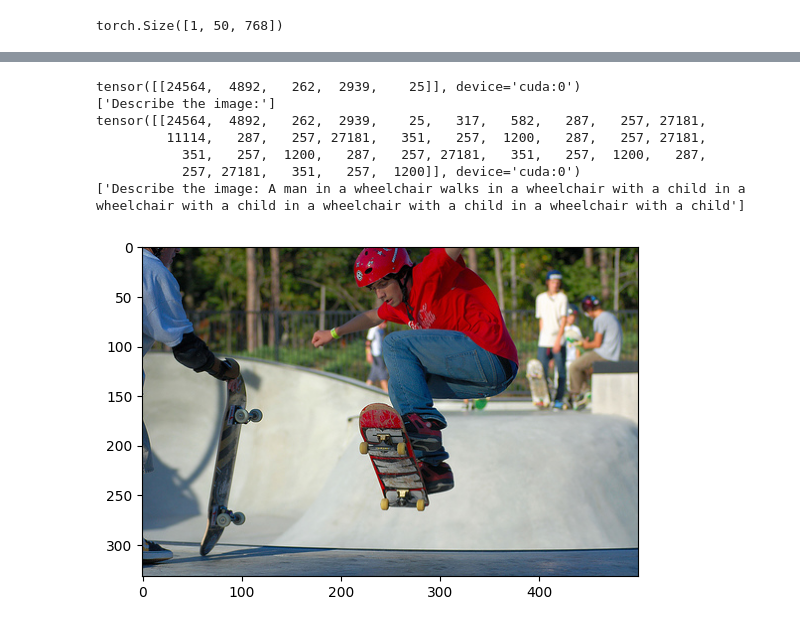
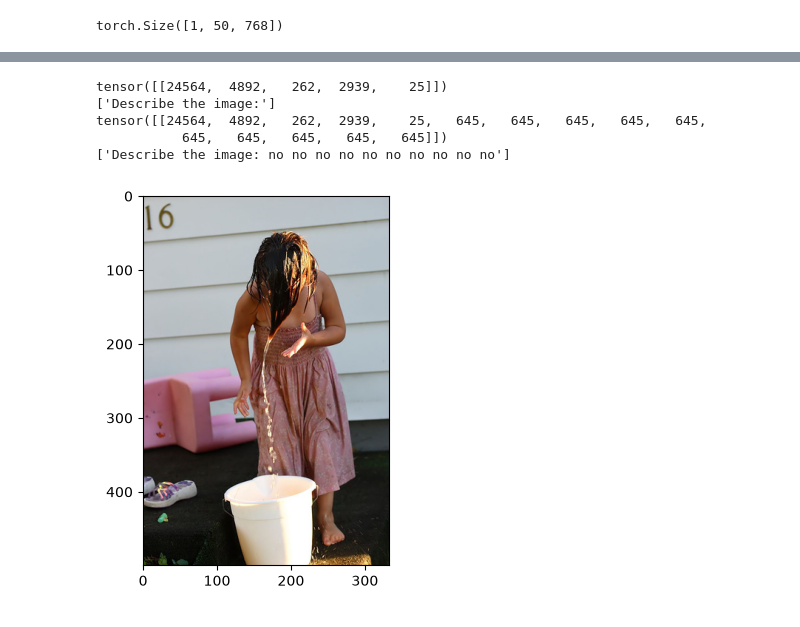
Before and after one commit to peterrayn/llava-learning, a Jupyter notebook: Untitled-2.ipynb, the cells around one changed output, grey strips where cells are left out. Saved outputs shown, nothing was run; the diff lists cells and outputs as text; code cells hidden in the pictures.

Commit message:
i add stage2 preliminary

```diff
--- a/Untitled-2.ipynb
+++ b/Untitled-2.ipynb
@@ -67,4 +56,0 @@ dataset=load_dataset('jxie/flickr8k')
-# %%
-train_dataset=dataset['train']
-test_dataset=dataset['test']
-train_dataset[3]
@@ -137,22 +177,17 @@ projector=Projector(768,768).to(device)
 # %%
 # show the stupid effect
 
-def see_effect(image,length=10,prompt='Describe the image:',):
+def see_effect(image,model,length=10,prompt='Describe the image:'):
 # image = Image.open('./kitty.jpg')
     plt.imshow(image)
     input_img = processor(images=image, return_tensors="pt").pixel_values.to(device)
     input_text=tokenizer.encode(prompt,return_tensors='pt').to(device)
     print(input_text)
     print(tokenizer.decode(input_text))
-    clip_vision_encoder.eval()
-    gpt2.eval()
+    model.eval()
     with torch.no_grad():
-        img_embed=clip_vision_encoder(input_img).last_hidden_state
-        img_embed=projector(img_embed)
         for i in range(length):
-            text_embed=llm_embed_token(input_text)
-            combind_embed=torch.concatenate([img_embed,text_embed],dim=1)
-            out=gpt2(inputs_embeds=combind_embed).logits
+            out=model(input_img,input_text)
             predict_token=torch.argmax(out[:,-1:,:],dim=-1)
             input_text=torch.concatenate([input_text,predict_token],dim=-1)
     print(input_text)
@@ -203,0 +221,11 @@ for epoch in range(1):
+# %%
+# stage 1
+for para in model.vision_encoder.parameters():
+    para.requires_grad=False
+for para in model.gpt2.parameters():
+    para.requires_grad=False
+criterion=nn.CrossEntropyLoss()
+optimizer1=torch.optim.AdamW(model.projector.parameters(),lr=0.001)
+model.eval()
+model.projector.train()
+stage1_loss=train(model=model,dataloader=caption_dataloader,optimizer=optimizer1,epochs=1)
@@ -203,0 +257,15 @@ for epoch in range(1):
+# %%
+# stage 2
+for para in model.vision_encoder.parameters():
+    para.requires_grad=False
+for para in model.gpt2.parameters():
+    para.requires_grad=True
+criterion=nn.CrossEntropyLoss()
+optimizer2 = torch.optim.AdamW([
+    {"params": model.projector.parameters(), "lr": 1e-3},
+    {"params": model.gpt2.parameters(), "lr": 1e-5},
+])
+model.eval()
+model.projector.train()
+model.gpt2.train()
+stage2_loss=train(model=model,dataloader=vqa_dataloader,optimizer=optimizer2,epochs=1)
@@ -204,12 +291,9 @@ for epoch in range(1):
 # %%
-
-see_effect(test_dataset[23]['image'],30)
+see_effect(test_dataset[200]['image'],model=model)
 # %% [output]
-tensor([[24564,  4892,   262,  2939,    25]], device='cuda:0')
+tensor([[24564,  4892,   262,  2939,    25]])
 ['Describe the image:']
-tensor([[24564,  4892,   262,  2939,    25,   317,   582,   287,   257, 27181,
-         11114,   287,   257, 27181,   351,   257,  1200,   287,   257, 27181,
-           351,   257,  1200,   287,   257, 27181,   351,   257,  1200,   287,
-           257, 27181,   351,   257,  1200]], device='cuda:0')
-['Describe the image: A man in a wheelchair walks in a wheelchair with a child in a wheelchair with a child in a wheelchair with a child in a wheelchair with a child']
+tensor([[24564,  4892,   262,  2939,    25,   645,   645,   645,   645,   645,
+           645,   645,   645,   645,   645]])
+['Describe the image: no no no no no no no no no no']
-[figure, old version]
+[figure, new version]
```
Also changed, not shown: parts of 26 cells of this notebook.
